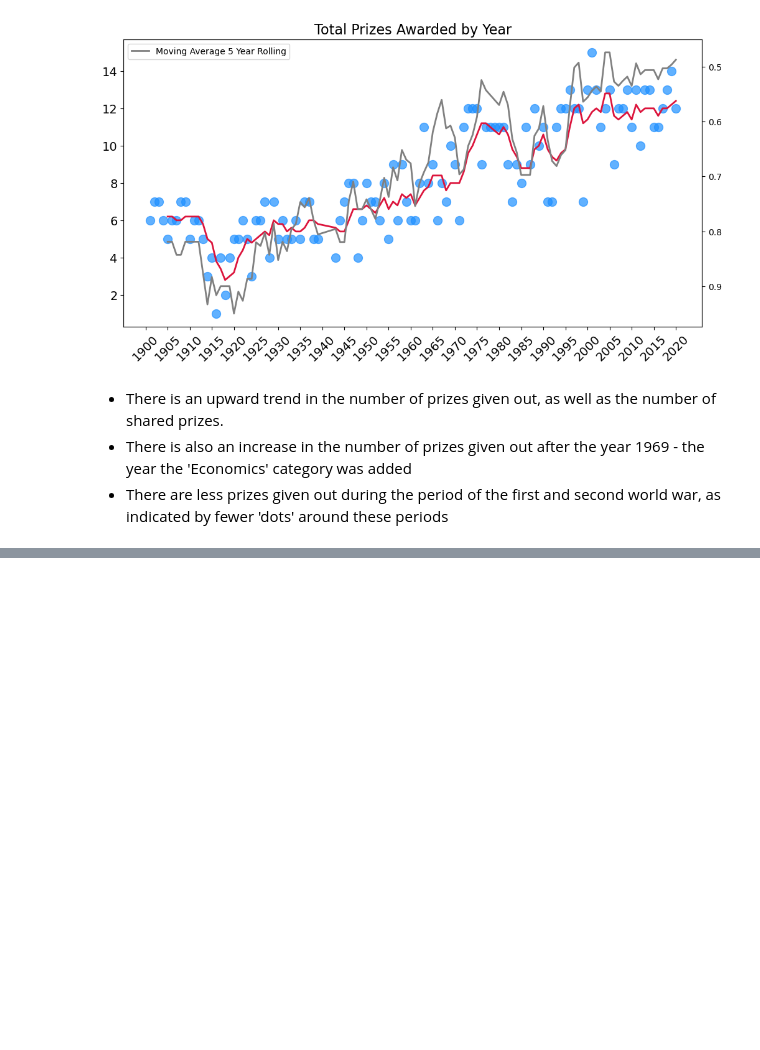
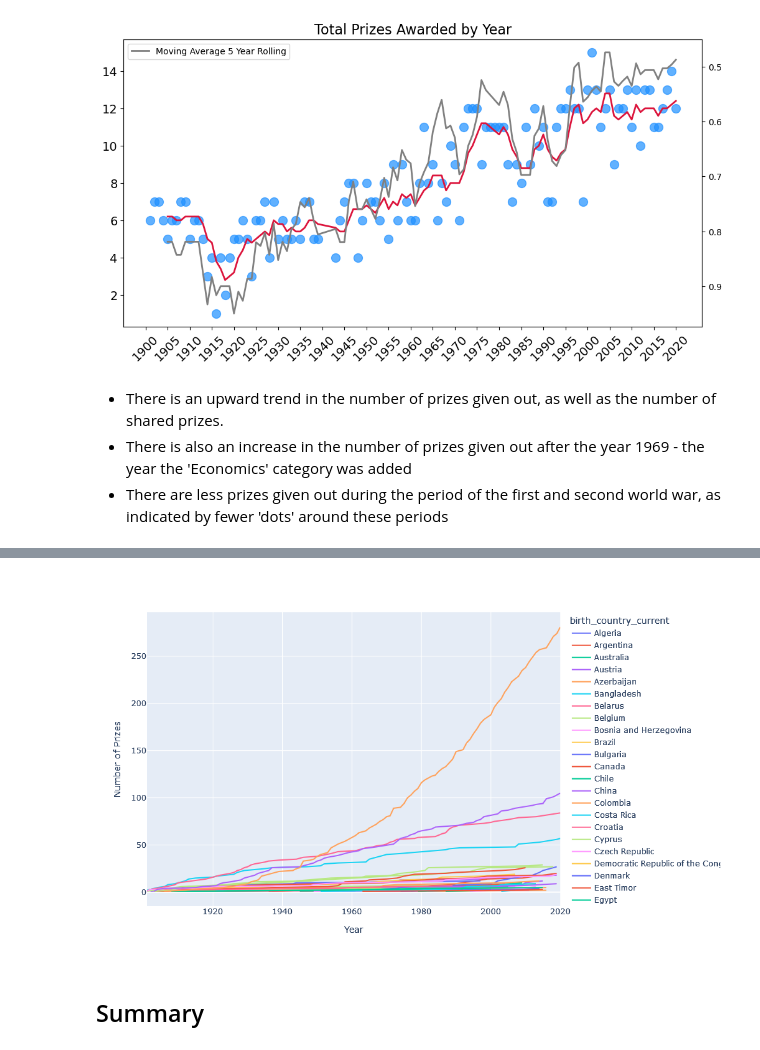
Before and after one commit to Am1tp/DataAnalysis-JupyterNotebook-NobelPrizes, a Jupyter notebook: NobelPrizeAnalysis.ipynb, the cells around one changed output, grey strips where cells are left out. Cells and saved outputs as stored; diff of their text form; code cells hidden in the pictures; blank space fills up the shorter version.

Commit message:
summary

```diff
--- a/NobelPrizeAnalysis.ipynb
+++ b/NobelPrizeAnalysis.ipynb
@@ -517,0 +591,24 @@ plt.legend()
+# %%
+prize_by_year = data.groupby(['birth_country_current', 'year'], as_index=False).count()
+prize_by_year = prize_by_year.sort_values('year')[['year', 'birth_country_current', 'prize']]
+# %%
+cumulative_prizes = prize_by_year.groupby(['birth_country_current', 'year']).sum().groupby(level=[0]).cumsum()
+cumulative_prizes.reset_index(inplace=True)
+# %%
+l_char = px.line(
+    cumulative_prizes,
+    x='year',
+    y='prize',
+    color='birth_country_current',
+    hover_name='birth_country_current',
+    height=600,
+    width=1000
+)
+l_char.update_layout(
+    xaxis_title = 'Year',
+    yaxis_title = 'Number of Prizes'
+)
+# %% [output]
+[figure, added]
+# %% [markdown]
+## Summary
```
Also changed, not shown: parts of 9 cells of this notebook.
